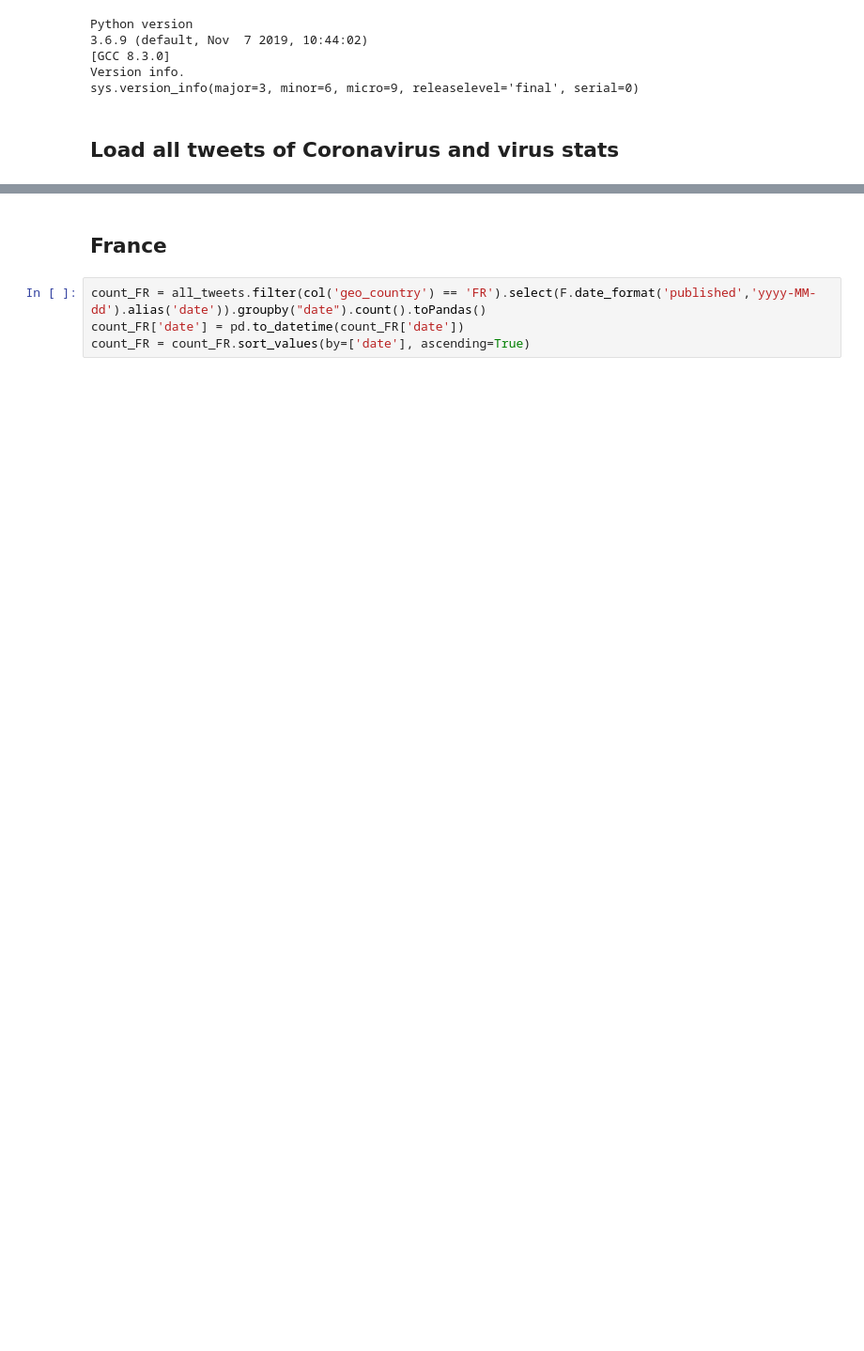
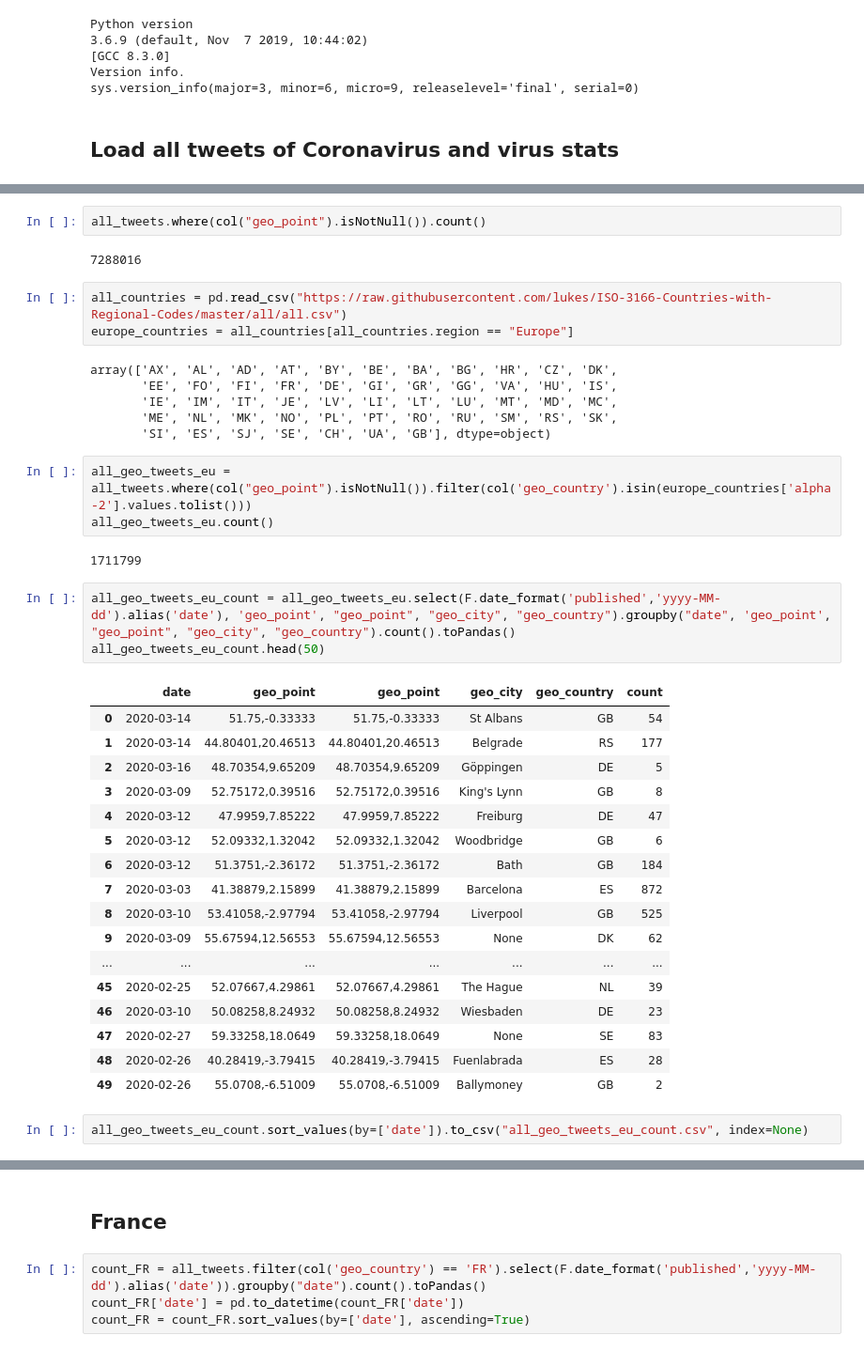
Before and after one commit to JRappaz/Panorama, a Jupyter notebook: notebooks/COVID-By-Country.ipynb, the cells around one changed output, grey strips where cells are left out. Shown at 94% size. Cells and saved outputs as stored; diff of their text form; blank space fills up the shorter version.

```diff
--- a/notebooks/COVID-By-Country.ipynb
+++ b/notebooks/COVID-By-Country.ipynb
@@ -68,4 +69,45 @@ root
  |-- shares: long (nullable = true)
  |-- source_followers: long (nullable = true)
  |-- source_following: long (nullable = true)
+# %%
+all_tweets.where(col("geo_point").isNotNull()).count()
+# %% [output]
+7288016
+# %%
+all_countries = pd.read_csv("https://raw.githubusercontent.com/lukes/ISO-3166-Countries-with-Regional-Codes/master/all/all.csv")
+europe_countries = all_countries[all_countries.region == "Europe"]
+# %% [output]
+array(['AX', 'AL', 'AD', 'AT', 'BY', 'BE', 'BA', 'BG', 'HR', 'CZ', 'DK',
+       'EE', 'FO', 'FI', 'FR', 'DE', 'GI', 'GR', 'GG', 'VA', 'HU', 'IS',
+       'IE', 'IM', 'IT', 'JE', 'LV', 'LI', 'LT', 'LU', 'MT', 'MD', 'MC',
+       'ME', 'NL', 'MK', 'NO', 'PL', 'PT', 'RO', 'RU', 'SM', 'RS', 'SK',
+       'SI', 'ES', 'SJ', 'SE', 'CH', 'UA', 'GB'], dtype=object)
+# %%
+all_geo_tweets_eu = all_tweets.where(col("geo_point").isNotNull()).filter(col('geo_country').isin(europe_countries['alpha-2'].values.tolist()))
+all_geo_tweets_eu.count()
+# %% [output]
+1711799
+# %%
+all_geo_tweets_eu_count = all_geo_tweets_eu.select(F.date_format('published','yyyy-MM-dd').alias('date'), 'geo_point', "geo_point", "geo_city", "geo_country").groupby("date", 'geo_point', "geo_point", "geo_city", "geo_country").count().toPandas()
+all_geo_tweets_eu_count.head(50)
+# %% [output]
+|  | date | geo_point | geo_point | geo_city | geo_country | count |
+| 0 | 2020-03-14 | 51.75,-0.33333 | 51.75,-0.33333 | St Albans | GB | 54 |
+| 1 | 2020-03-14 | 44.80401,20.46513 | 44.80401,20.46513 | Belgrade | RS | 177 |
+| 2 | 2020-03-16 | 48.70354,9.65209 | 48.70354,9.65209 | Göppingen | DE | 5 |
+| 3 | 2020-03-09 | 52.75172,0.39516 | 52.75172,0.39516 | King's Lynn | GB | 8 |
+| 4 | 2020-03-12 | 47.9959,7.85222 | 47.9959,7.85222 | Freiburg | DE | 47 |
+| 5 | 2020-03-12 | 52.09332,1.32042 | 52.09332,1.32042 | Woodbridge | GB | 6 |
+| 6 | 2020-03-12 | 51.3751,-2.36172 | 51.3751,-2.36172 | Bath | GB | 184 |
+| 7 | 2020-03-03 | 41.38879,2.15899 | 41.38879,2.15899 | Barcelona | ES | 872 |
+| 8 | 2020-03-10 | 53.41058,-2.97794 | 53.41058,-2.97794 | Liverpool | GB | 525 |
+| 9 | 2020-03-09 | 55.67594,12.56553 | 55.67594,12.56553 | None | DK | 62 |
+| ... | ... | ... | ... | ... | ... | ... |
+| 45 | 2020-02-25 | 52.07667,4.29861 | 52.07667,4.29861 | The Hague | NL | 39 |
+| 46 | 2020-03-10 | 50.08258,8.24932 | 50.08258,8.24932 | Wiesbaden | DE | 23 |
+| 47 | 2020-02-27 | 59.33258,18.0649 | 59.33258,18.0649 | None | SE | 83 |
+| 48 | 2020-02-26 | 40.28419,-3.79415 | 40.28419,-3.79415 | Fuenlabrada | ES | 28 |
+| 49 | 2020-02-26 | 55.0708,-6.51009 | 55.0708,-6.51009 | Ballymoney | GB | 2 |
+# %%
+all_geo_tweets_eu_count.sort_values(by=['date']).to_csv("all_geo_tweets_eu_count.csv", index=None)
 # %%
```
Also changed, not shown: parts of 24 cells of this notebook, 9 other files.
